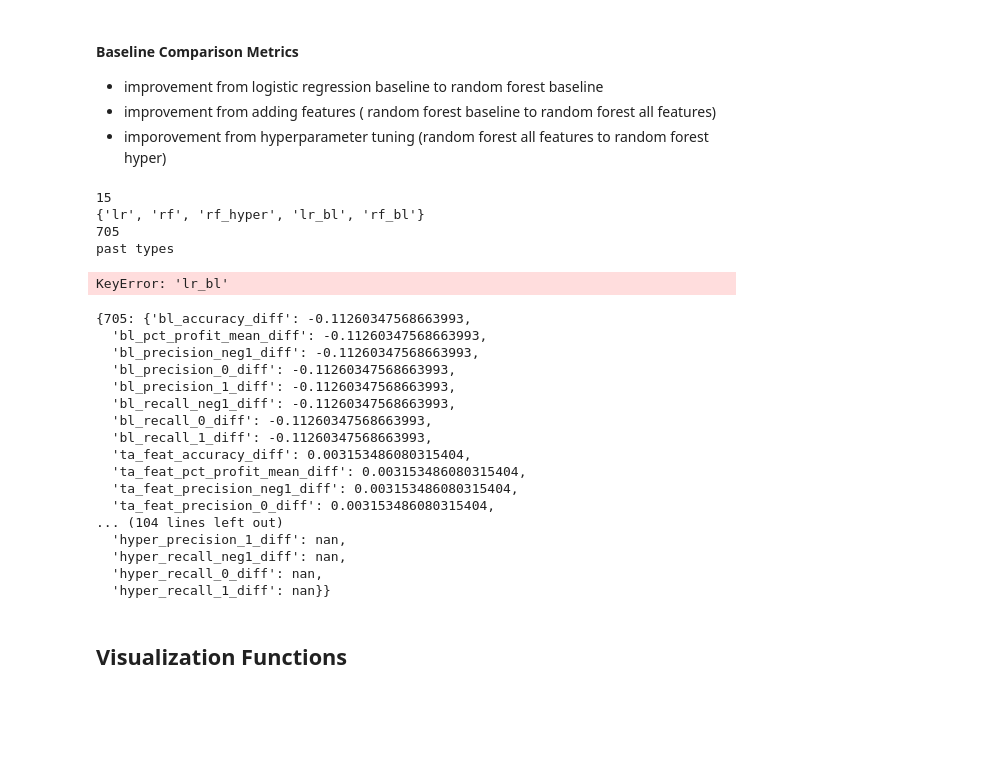
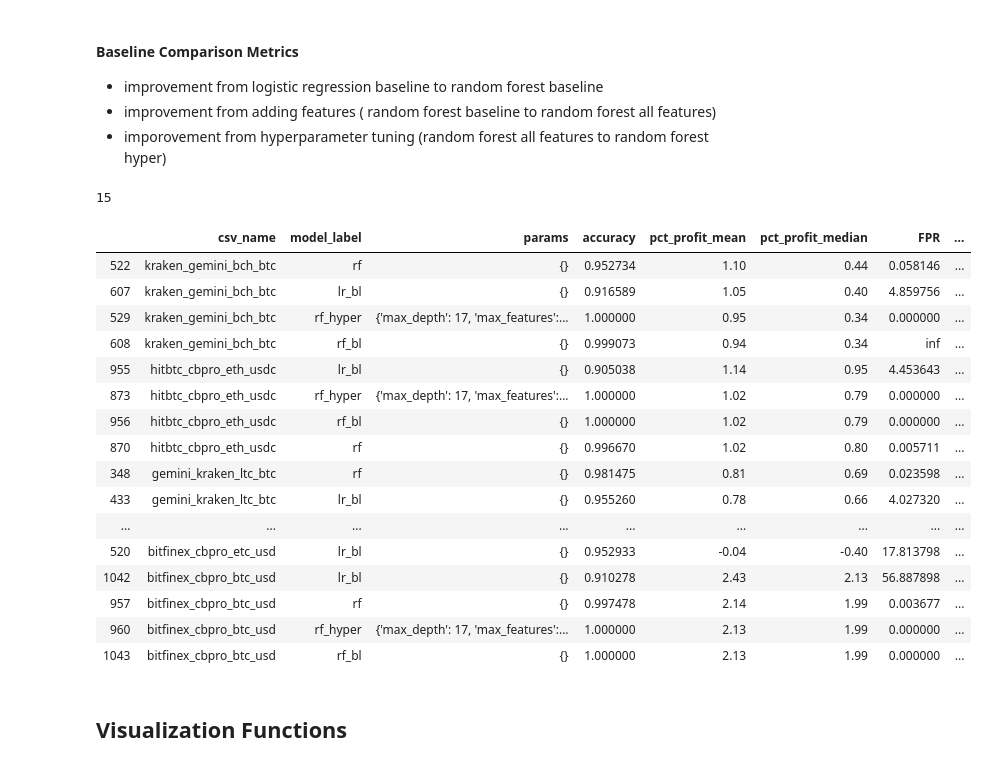
Before and after one commit to Cryptolytic-app/cryptolyticapp, a Jupyter notebook: modeling/3_arbitrage_model_evaluation.ipynb, the cells around one changed output. Drawn from its saved outputs; the diff is of its cells as text; code cells hidden in the pictures; blank space fills up the shorter version.

Commit message:
diff function works

```diff
--- a/modeling/3_arbitrage_model_evaluation.ipynb
+++ b/modeling/3_arbitrage_model_evaluation.ipynb
@@ -477,11 +476,10 @@ def get_diffs(df):
     we wanna do this on baseline df so that it only has one
     hyper modell. will cause issues if theres a bunch of them
     """
+    df = df.copy()
     model_sets = set(df['csv_name'].to_list())
     print(len(model_sets))
-#     labels = ['lr_bl', 'rf_bl', 'rf', 'rf_hyper'] # real ones
     labels = set(df['model_label'].to_list())
-    print(labels)
     metrics = ['accuracy', 'pct_profit_mean', 'precision_neg1', 'precision_0',
                'precision_1', 'recall_neg1', 'recall_0', 'recall_1']
     features_dict = {}
@@ -503,58 +501,51 @@ def get_diffs(df):
                 'recall_1': data['recall_1'].values[0],
             }
             labels_dict[label] = metric_dict
-
-            for i in rows:
-                print(i)
-                comp_dict = {}
-                types = {
-                    'bl': ['lr_bl', 'rf_bl', set_df['model_label'].loc[i] == 'rf'], # change to rf_bl later,
-                    'ta_feat': ['rf_bl', 'rf', set_df['model_label'].loc[i] == 'rf'],
-                    'hyper': ['rf', 'rf_hyper', set_df['model_label'].loc[i] == 'rf_hyper']
-                }
-                print('past types')
-                # if its lr, everything is nan
-                # bl
-                for t in types:
-                    for metric in metrics:
+        for i in rows:
+            comp_dict = {}
+            types = {
+                'bl': ['lr_bl', 'rf_bl', set_df['model_label'].loc[i] == 'rf_bl'],
+                'ta_feat': ['rf_bl', 'rf', set_df['model_label'].loc[i] == 'rf'],
+                'hyper': ['rf', 'rf_hyper', set_df['model_label'].loc[i] == 'rf_hyper']
+            }
+            for t in types:
+                for metric in metrics:
                         comp_dict[f'{t}_{metric}_diff'] = (
                             ( labels_dict[types[t][0]]['accuracy']
                              - labels_dict[types[t][1]]['accuracy'] )
                             / labels_dict[types[t][0]]['accuracy'] if types[t][2] else np.nan
                         )
-                temp_dict[i] = comp_dict
-            print(temp_dict)
+            temp_dict[i] = comp_dict
         features_dict = {**features_dict, **temp_dict}
 
-        return features_dict
+    feat_df = pd.DataFrame(features_dict).transpose()
+    df = pd.merge(df, feat_df, left_index=True, right_index=True)
+
+    return df
 # %%
-feat_dict_test = get_diffs(baseline_df)
+diff_df = get_diffs(baseline_df)
 # %% [output]
 15
-{'lr', 'rf', 'rf_hyper', 'lr_bl', 'rf_bl'}
-705
-past types
-KeyError: 'lr_bl'
-# %%
-feat_dict_test
-# %% [output]
-{705: {'bl_accuracy_diff': -0.11260347568663993,
-  'bl_pct_profit_mean_diff': -0.11260347568663993,
-  'bl_precision_neg1_diff': -0.11260347568663993,
-  'bl_precision_0_diff': -0.11260347568663993,
-  'bl_precision_1_diff': -0.11260347568663993,
-  'bl_recall_neg1_diff': -0.11260347568663993,
-  'bl_recall_0_diff': -0.11260347568663993,
-  'bl_recall_1_diff': -0.11260347568663993,
-  'ta_feat_accuracy_diff': 0.003153486080315404,
-  'ta_feat_pct_profit_mean_diff': 0.003153486080315404,
-  'ta_feat_precision_neg1_diff': 0.003153486080315404,
-  'ta_feat_precision_0_diff': 0.003153486080315404,
-... (104 lines left out)
-  'hyper_precision_1_diff': nan,
-  'hyper_recall_neg1_diff': nan,
-  'hyper_recall_0_diff': nan,
-  'hyper_recall_1_diff': nan}}
+# %%
+diff_df
+# %% [output]
+|  | csv_name | model_label | params | accuracy | pct_profit_mean | pct_profit_median | FPR | ... |
+| 522 | kraken_gemini_bch_btc | rf | {} | 0.952734 | 1.10 | 0.44 | 0.058146 | ... |
+| 607 | kraken_gemini_bch_btc | lr_bl | {} | 0.916589 | 1.05 | 0.40 | 4.859756 | ... |
+| 529 | kraken_gemini_bch_btc | rf_hyper | {'max_depth': 17, 'max_features':... | 1.000000 | 0.95 | 0.34 | 0.000000 | ... |
+| 608 | kraken_gemini_bch_btc | rf_bl | {} | 0.999073 | 0.94 | 0.34 | inf | ... |
+| 955 | hitbtc_cbpro_eth_usdc | lr_bl | {} | 0.905038 | 1.14 | 0.95 | 4.453643 | ... |
+| 873 | hitbtc_cbpro_eth_usdc | rf_hyper | {'max_depth': 17, 'max_features':... | 1.000000 | 1.02 | 0.79 | 0.000000 | ... |
+| 956 | hitbtc_cbpro_eth_usdc | rf_bl | {} | 1.000000 | 1.02 | 0.79 | 0.000000 | ... |
+| 870 | hitbtc_cbpro_eth_usdc | rf | {} | 0.996670 | 1.02 | 0.80 | 0.005711 | ... |
+| 348 | gemini_kraken_ltc_btc | rf | {} | 0.981475 | 0.81 | 0.69 | 0.023598 | ... |
+| 433 | gemini_kraken_ltc_btc | lr_bl | {} | 0.955260 | 0.78 | 0.66 | 4.027320 | ... |
+| ... | ... | ... | ... | ... | ... | ... | ... | ... |
+| 520 | bitfinex_cbpro_etc_usd | lr_bl | {} | 0.952933 | -0.04 | -0.40 | 17.813798 | ... |
+| 1042 | bitfinex_cbpro_btc_usd | lr_bl | {} | 0.910278 | 2.43 | 2.13 | 56.887898 | ... |
+| 957 | bitfinex_cbpro_btc_usd | rf | {} | 0.997478 | 2.14 | 1.99 | 0.003677 | ... |
+| 960 | bitfinex_cbpro_btc_usd | rf_hyper | {'max_depth': 17, 'max_features':... | 1.000000 | 2.13 | 1.99 | 0.000000 | ... |
+| 1043 | bitfinex_cbpro_btc_usd | rf_bl | {} | 1.000000 | 2.13 | 1.99 | 0.000000 | ... |
 # %% [markdown]
 ## Visualization Functions
 # %%
```
Also changed, not shown: parts of 5 cells of this notebook, 3 other files.
